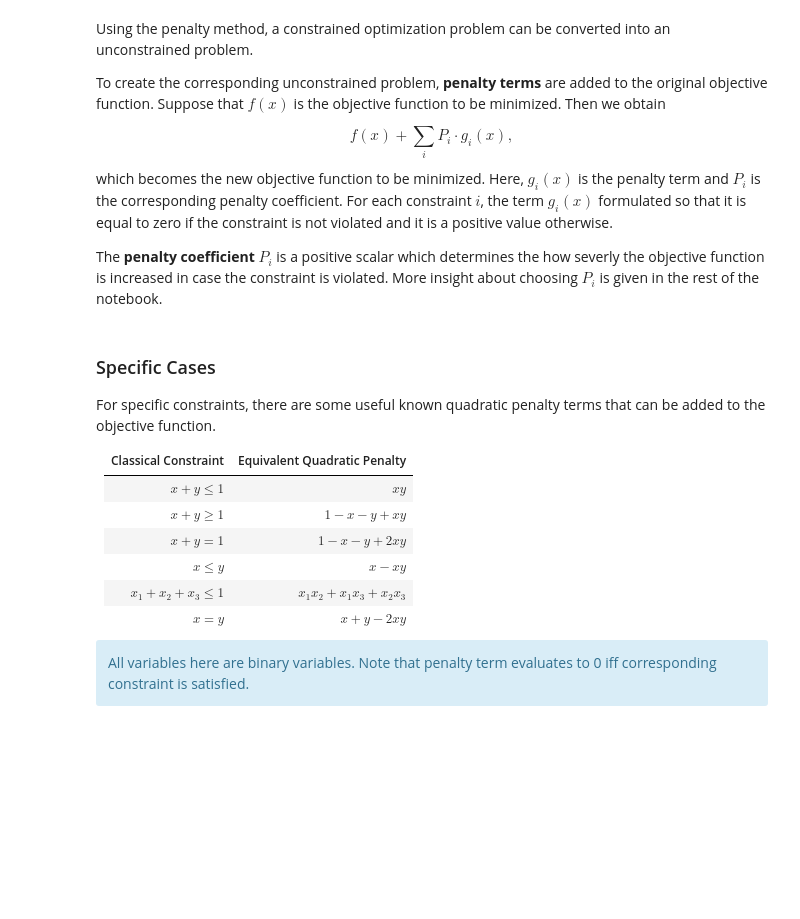
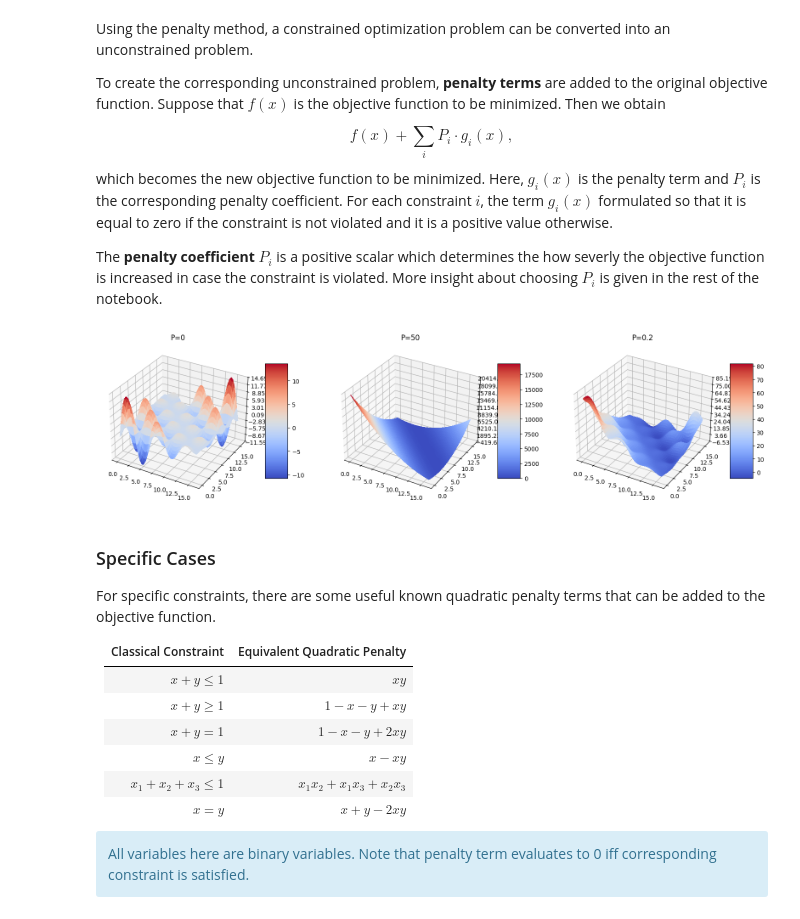
Before and after one commit to sbbzplt/QWorld-Cobalt, a Jupyter notebook: notebooks/QUBO_PenaltyMethod.ipynb, the cells around one changed output. Saved outputs shown, nothing was run; the diff lists cells and outputs as text; code cells hidden in the pictures; blank space fills up the shorter version.

```diff
--- a/notebooks/QUBO_PenaltyMethod.ipynb
+++ b/notebooks/QUBO_PenaltyMethod.ipynb
@@ -50,6 +50,70 @@ $$
 which becomes the new objective function to be minimized. Here, $g_i(x)$ is the penalty term and $P_i$ is the corresponding penalty coefficient. For each constraint $i$, the term $g_i(x)$  formulated so that it is equal to zero if the constraint is not violated and it is a positive value otherwise.
 
 The **penalty coefficient** $P_i$ is a positive scalar which determines the how severly the objective function is increased in case the constraint is violated. More insight about choosing $P_i$ is given in the rest of the notebook.
+# %%
+import numpy as np
+import matplotlib.pyplot as plt
+
+from matplotlib import cm
+from matplotlib.ticker import LinearLocator
+
+n = 4
+N = int(2 ** n)
+x1_array, x2_array = np.meshgrid(np.linspace(0, N, 50), np.linspace(0, N, 50))
+# func = -0.005 * x1_array + 5 * ((x1_array-N/2)/N) ** 2 + 3 * ((x2_array-N/2)/N) ** 2
+func = np.cos(x1_array - N/2) * np.sin(x2_array - N/2) * (x1_array + x2_array - N)
+p_term = (x1_array + x2_array - 20) ** 2
+
+# plt.pcolormesh(x1_array, x2_array, func)
+# plt.show()
+
+fig, ax = plt.subplots(nrows=1, ncols=3, figsize=(20, 7), subplot_kw={"projection": "3d"})
+
+# Plot the surface.
+# xs = np.linspace(0, N, 50)
+# zs = np.linspace(-10, N, 50)
+# X, Z = np.meshgrid(xs, zs)
+# Y = 20 - X
+# ax[0].plot_surface(X, Y, Z, alpha=0.4, cmap="bone")
+P = 0
+surf = ax[0].plot_surface(x1_array, x2_array, func + P * p_term, cmap=cm.coolwarm, linewidth=0, antialiased=False)
+# ax[0].plot_surface(np.linspace(0, N, 50), 20-np.linspace(0, N, 50))
+ax[0].set_title(f"P={P}")
+# Customize the z axis.
+# ax[0].set_zlim(0, 2.1)
+ax[0].zaxis.set_major_locator(LinearLocator(10))
+# A StrMethodFormatter is used automatically
+ax[0].zaxis.set_major_formatter('{x:.02f}')
+fig.colorbar(surf, shrink=0.5, aspect=5)
+
+
+# Plot the surface.
+P = 50
+surf = ax[1].plot_surface(x1_array, x2_array, func + P * p_term, cmap=cm.coolwarm, linewidth=0, antialiased=False)
+ax[1].set_title(f"P={P}")
+# Customize the z axis.
+# ax[1].set_zlim(0, 2.1)
+ax[1].zaxis.set_major_locator(LinearLocator(10))
+# A StrMethodFormatter is used automatically
+ax[1].zaxis.set_major_formatter('{x:.02f}')
+fig.colorbar(surf, shrink=0.5, aspect=5)
+
+# Plot the surface.
+P = 0.2
+surf = ax[2].plot_surface(x1_array, x2_array, func + P * p_term, cmap=cm.coolwarm, linewidth=0, antialiased=False)
+ax[2].set_title(f"P={P}")
+# Customize the z axis.
+# ax[2].set_zlim(0, 2.1)
+ax[2].zaxis.set_major_locator(LinearLocator(10))
+# A StrMethodFormatter is used automatically
+ax[2].zaxis.set_major_formatter('{x:.02f}')
+
+# Add a color bar which maps values to colors.
+fig.colorbar(surf, shrink=0.5, aspect=5)
+
+plt.show()
+# %% [output]
+[figure, added]
 # %% [markdown]
 <a id="cases"></a>
 ### Specific Cases
```
